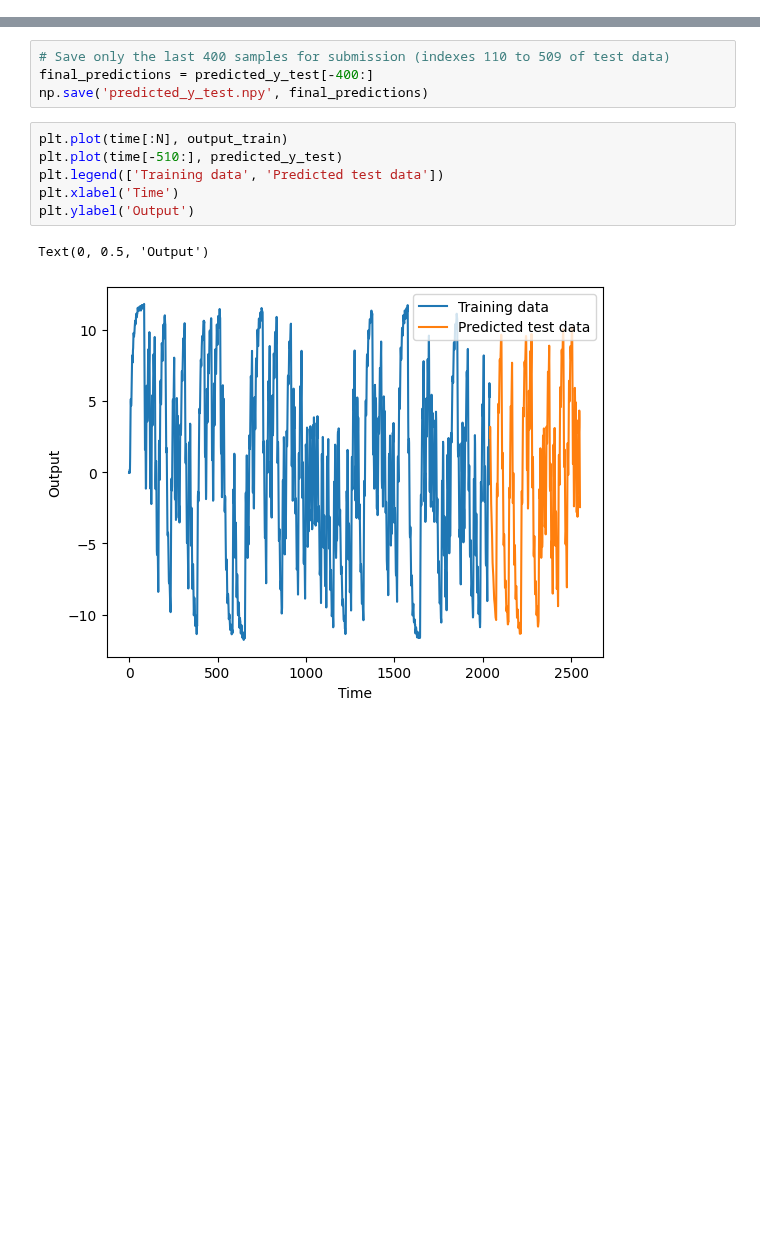
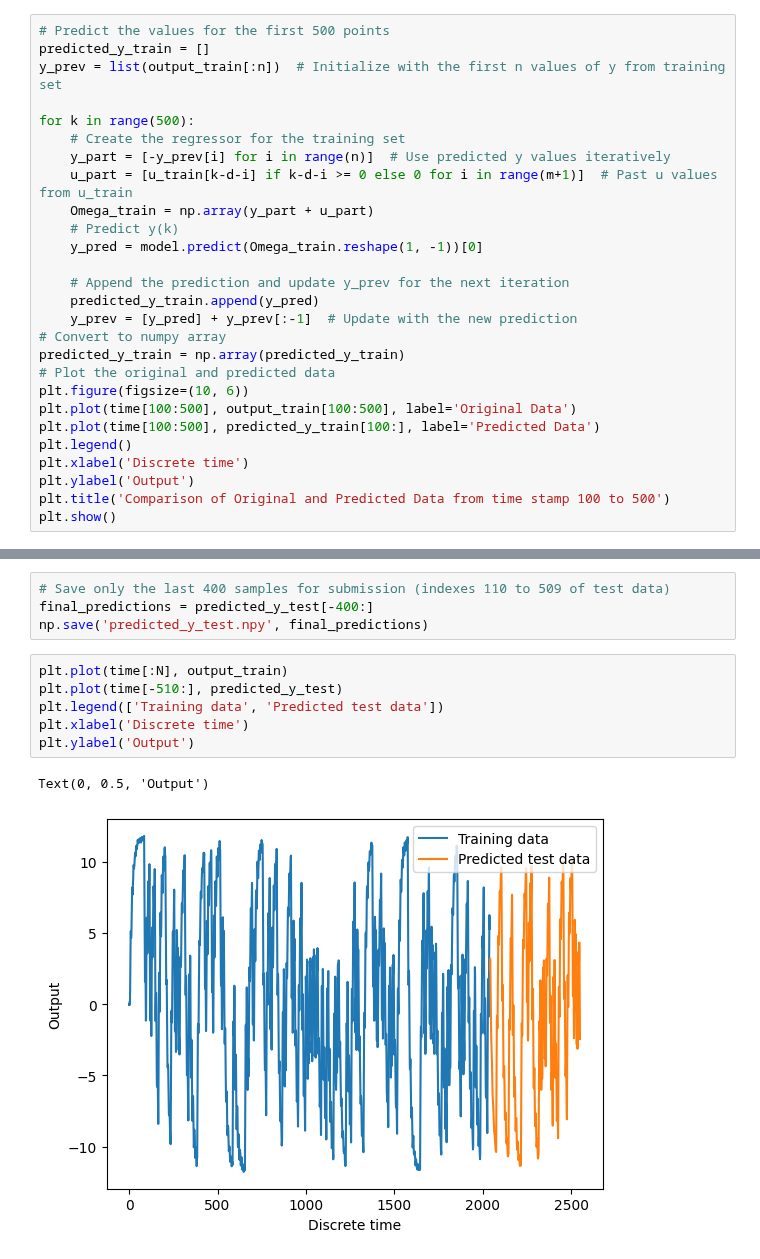
Before and after one commit to tomasmartins77/Machine_Learning_Lab, a Jupyter notebook: pergunta1_parte2/pergunta1_parte2.ipynb, the cells around one changed output, grey strips where cells are left out. Saved outputs shown, nothing was run; the diff lists cells and outputs as text; blank space fills up the shorter version.

```diff
--- a/pergunta1_parte2/pergunta1_parte2.ipynb
+++ b/pergunta1_parte2/pergunta1_parte2.ipynb
@@ -152,3 +151,30 @@ model = RidgeCV() # Change to the best model from before
 model.fit(X, Y)
 # %% [output]
 RidgeCV()
+# %%
+# Predict the values for the first 500 points
+predicted_y_train = []
+y_prev = list(output_train[:n])  # Initialize with the first n values of y from training set
+
+for k in range(500):
+    # Create the regressor for the training set
+    y_part = [-y_prev[i] for i in range(n)]  # Use predicted y values iteratively
+    u_part = [u_train[k-d-i] if k-d-i >= 0 else 0 for i in range(m+1)]  # Past u values from u_train
+    Omega_train = np.array(y_part + u_part)
+    # Predict y(k)
+    y_pred = model.predict(Omega_train.reshape(1, -1))[0]
+
+    # Append the prediction and update y_prev for the next iteration
+    predicted_y_train.append(y_pred)
+    y_prev = [y_pred] + y_prev[:-1]  # Update with the new prediction
+# Convert to numpy array
+predicted_y_train = np.array(predicted_y_train)
+# Plot the original and predicted data
+plt.figure(figsize=(10, 6))
+plt.plot(time[100:500], output_train[100:500], label='Original Data')
+plt.plot(time[100:500], predicted_y_train[100:], label='Predicted Data')
+plt.legend()
+plt.xlabel('Discrete time')
+plt.ylabel('Output')
+plt.title('Comparison of Original and Predicted Data from time stamp 100 to 500')
+plt.show()
@@ -178,9 +206,9 @@ np.save('predicted_y_test.npy', final_predictions)
 # %%
 plt.plot(time[:N], output_train)
 plt.plot(time[-510:], predicted_y_test)
 plt.legend(['Training data', 'Predicted test data'])
-plt.xlabel('Time')
+plt.xlabel('Discrete time')
 plt.ylabel('Output')
 # %% [output]
 Text(0, 0.5, 'Output')
-[figure, old version]
+[figure, new version]
```
Also changed, not shown: parts of 2 cells of this notebook, 2 other files.
